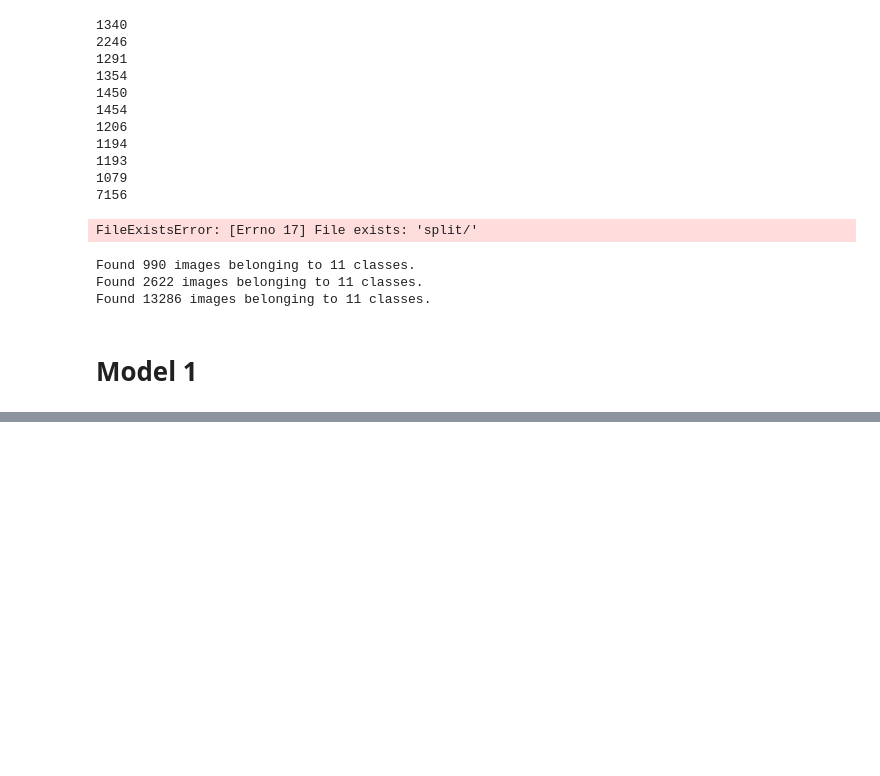
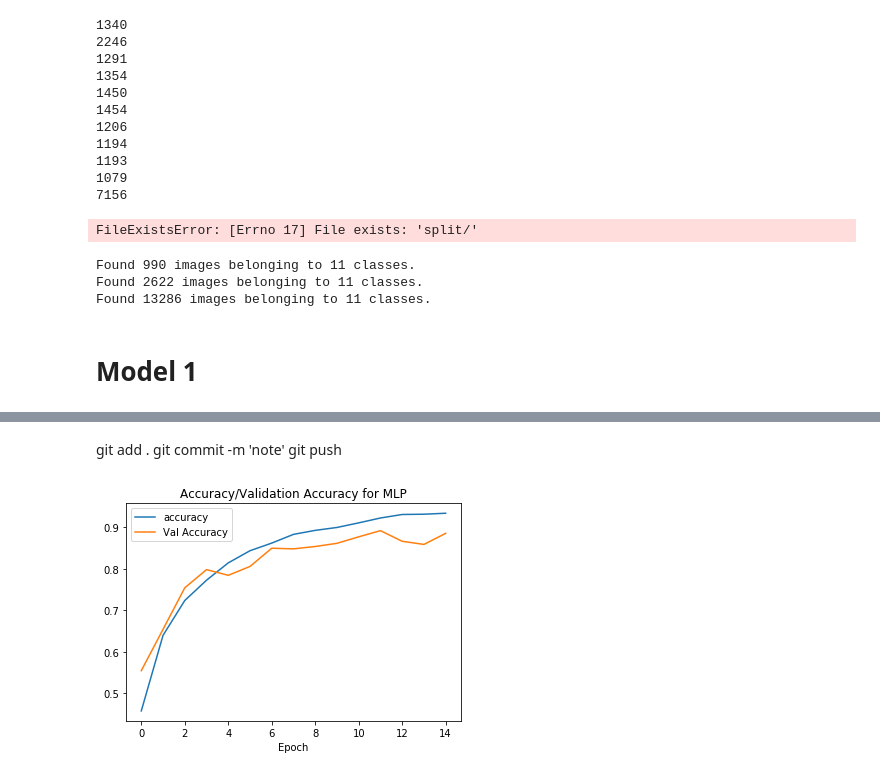
Before and after one commit to mrethana/simpsons-facial-recognition, a Jupyter notebook: CNN.ipynb, the cells around one changed output, grey strips where cells are left out. Saved outputs shown, nothing was run; the diff lists cells and outputs as text; code cells hidden in the pictures; blank space fills up the shorter version.

```diff
--- a/CNN.ipynb
+++ b/CNN.ipynb
@@ -421,26 +423,28 @@ Found 13286 images belonging to 11 classes.
 # %% [markdown]
 # Model 1
 # %%
-from keras import models
-from keras import layers
 np.random.seed(123)
 model = models.Sequential()
 model.add(layers.Conv2D(32, (3, 3), activation='relu',
                         input_shape=(64 ,64,  3)))
 model.add(layers.MaxPooling2D((2, 2)))
 model.add(layers.BatchNormalization())
+model.add(Dropout(.25))
 
 model.add(layers.Conv2D(32, (4, 4), activation='relu'))
 model.add(layers.MaxPooling2D((2, 2)))
 model.add(layers.BatchNormalization())
+model.add(Dropout(.25))
 
 model.add(layers.Conv2D(64, (3, 3), activation='relu'))
 model.add(layers.MaxPooling2D((2, 2)))
 model.add(layers.BatchNormalization())
+model.add(Dropout(.25))
 
 model.add(layers.Flatten())
 model.add(layers.Dense(64, activation='relu'))
 model.add(layers.Dense(11, activation='sigmoid'))
+
 
 model.compile(loss='categorical_crossentropy',
               optimizer="adam",
@@ -450,8 +454,7 @@ filepath = "model_0.h5"
 checkpoint = ModelCheckpoint(filepath, monitor='loss', verbose=1, save_best_only=True, mode='min')
 callbacks_list = [checkpoint]
 
-
 cnn_history = model.fit_generator(train_generator,
-                    epochs=30,
-                    validation_data=val_generator)
+                    epochs=15,
+                    validation_data=val_generator, callbacks=callbacks_list)
 # %% [output]
@@ -459,0 +478,16 @@ KeyboardInterrupt:
+# %% [markdown]
+git add .
+git commit -m 'note'
+git push
+# %%
+
+history = cnn_history.history
+plt.figure()
+plt.plot(history['acc'])
+plt.plot(history['val_acc'])
+plt.title('Accuracy/Validation Accuracy for MLP')
+plt.xlabel('Epoch')
+plt.legend(['accuracy', 'Val Accuracy'])
+plt.show()
+# %% [output]
+[figure, added]
```
Also changed, not shown: parts of 2 cells of this notebook, 1 other file.
